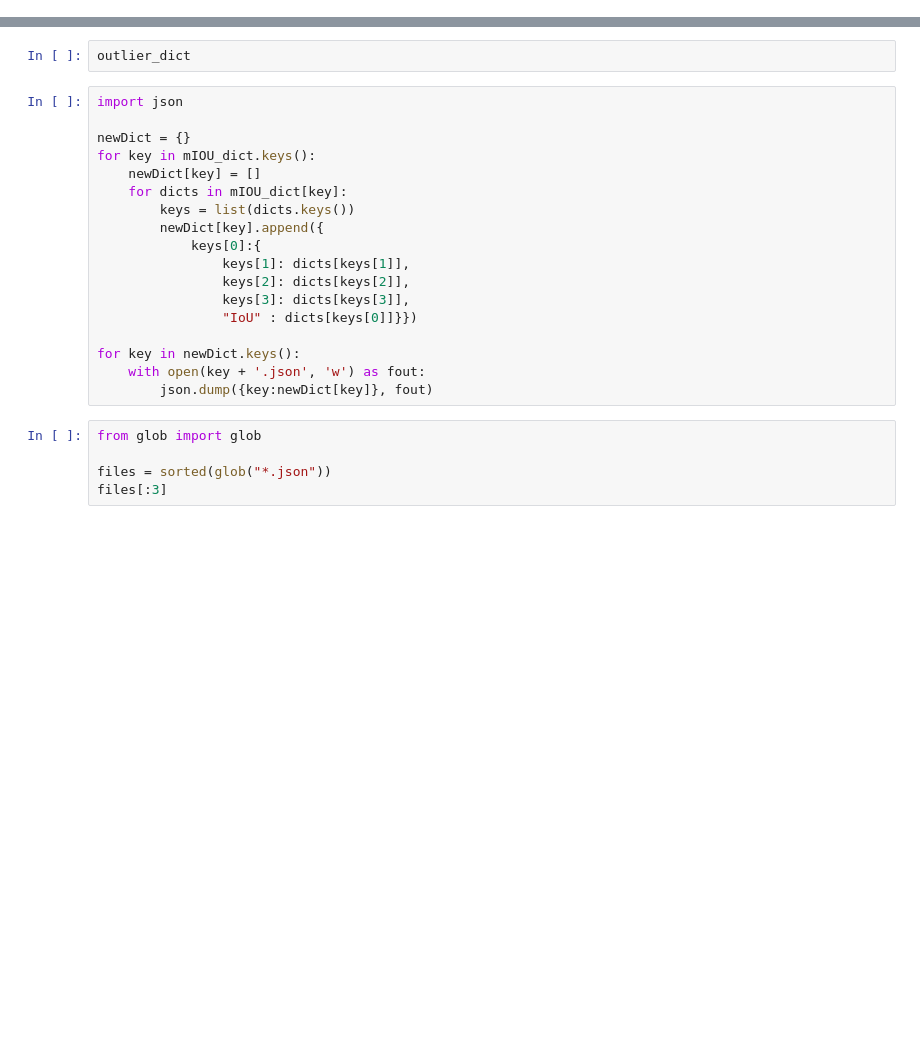
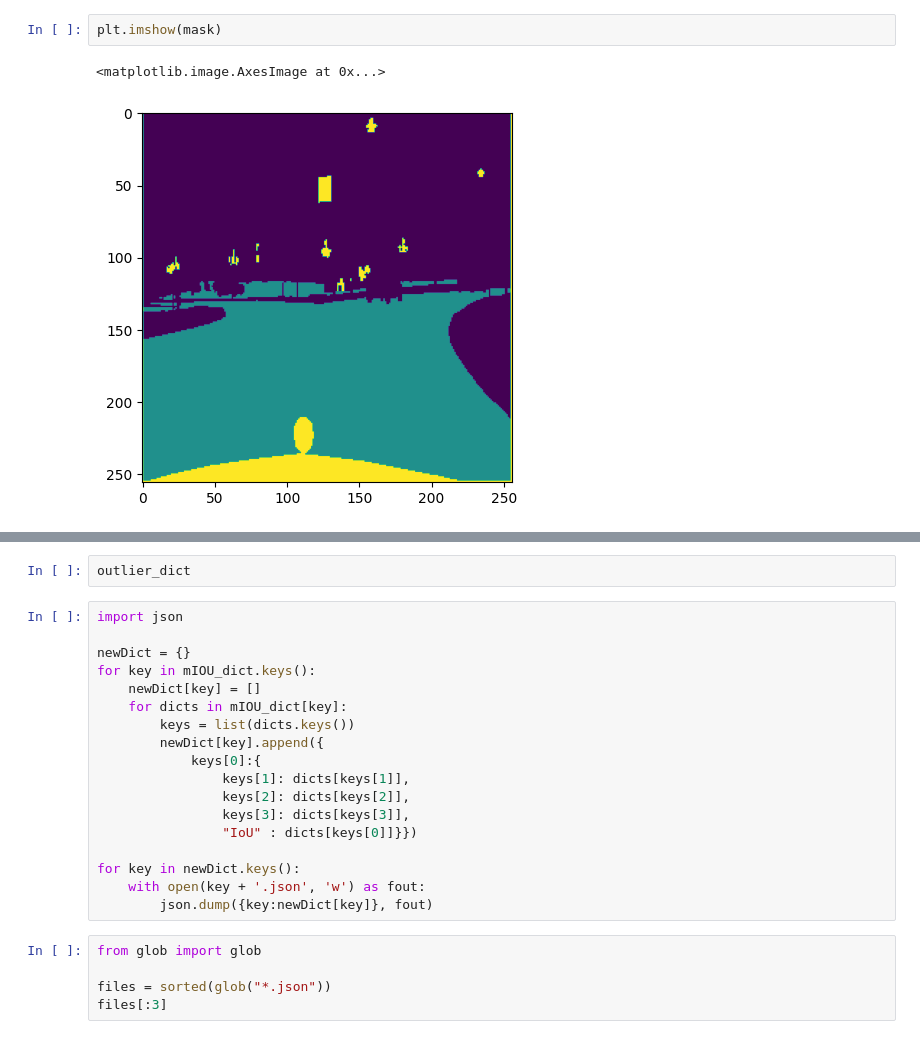
Before and after one commit to RWaiti/Keras-DeeplabV3Plus-MobilenetV2, a Jupyter notebook: vis.ipynb, the cells around one changed output, grey strips where cells are left out. Drawn from its saved outputs; the diff is of its cells as text; blank space fills up the shorter version.

```diff
--- a/vis.ipynb
+++ b/vis.ipynb
@@ -53,3 +204,8 @@ train_val_Y = sorted(glob(DATA_DIR.replace("_split_", "train-val").replace("_typ
+# %%
+plt.imshow(mask)
+# %% [output]
+<matplotlib.image.AxesImage at 0x...>
+[figure, added]
 # %%
 import numpy as np
 import seaborn as sns
```
Also changed, not shown: parts of 14 cells of this notebook, 25 other files.
